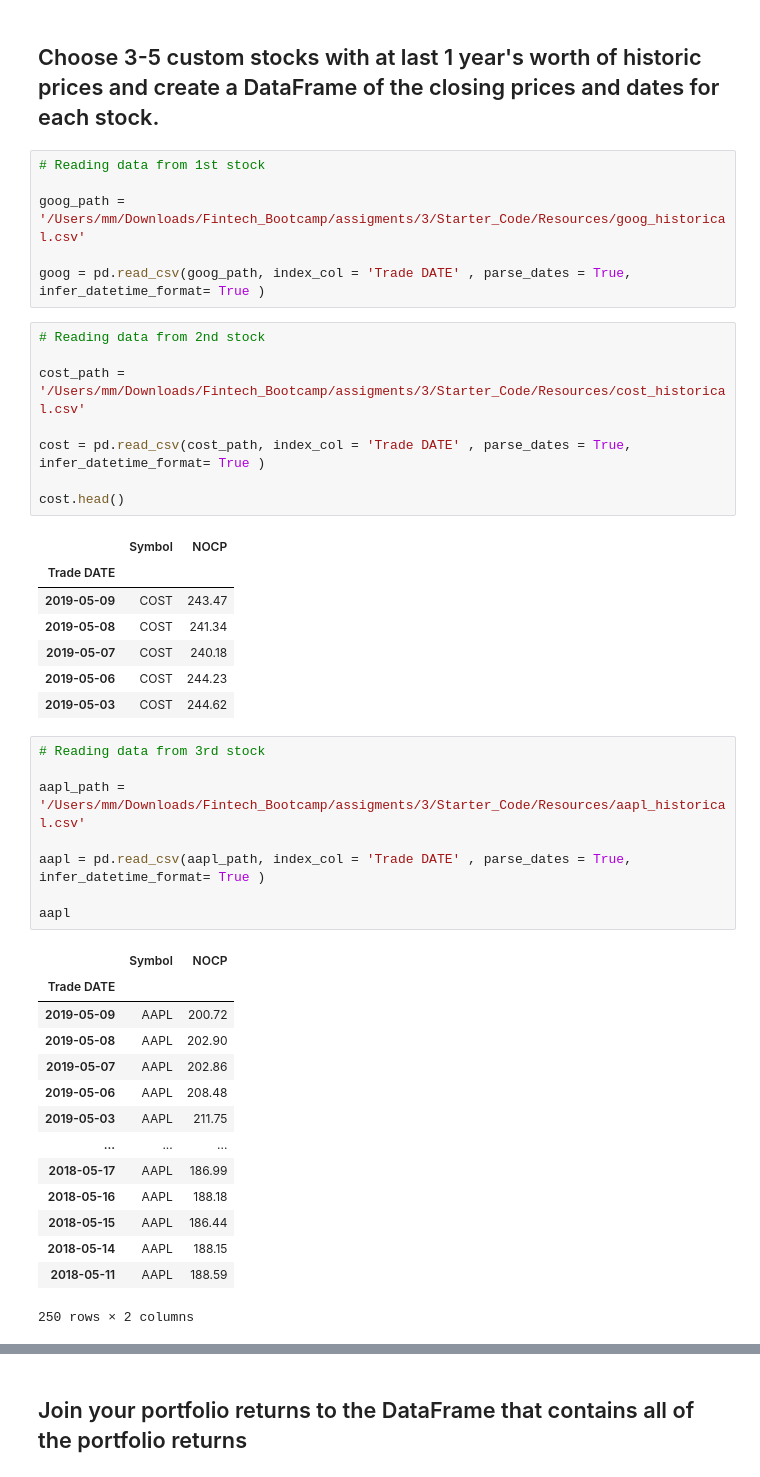
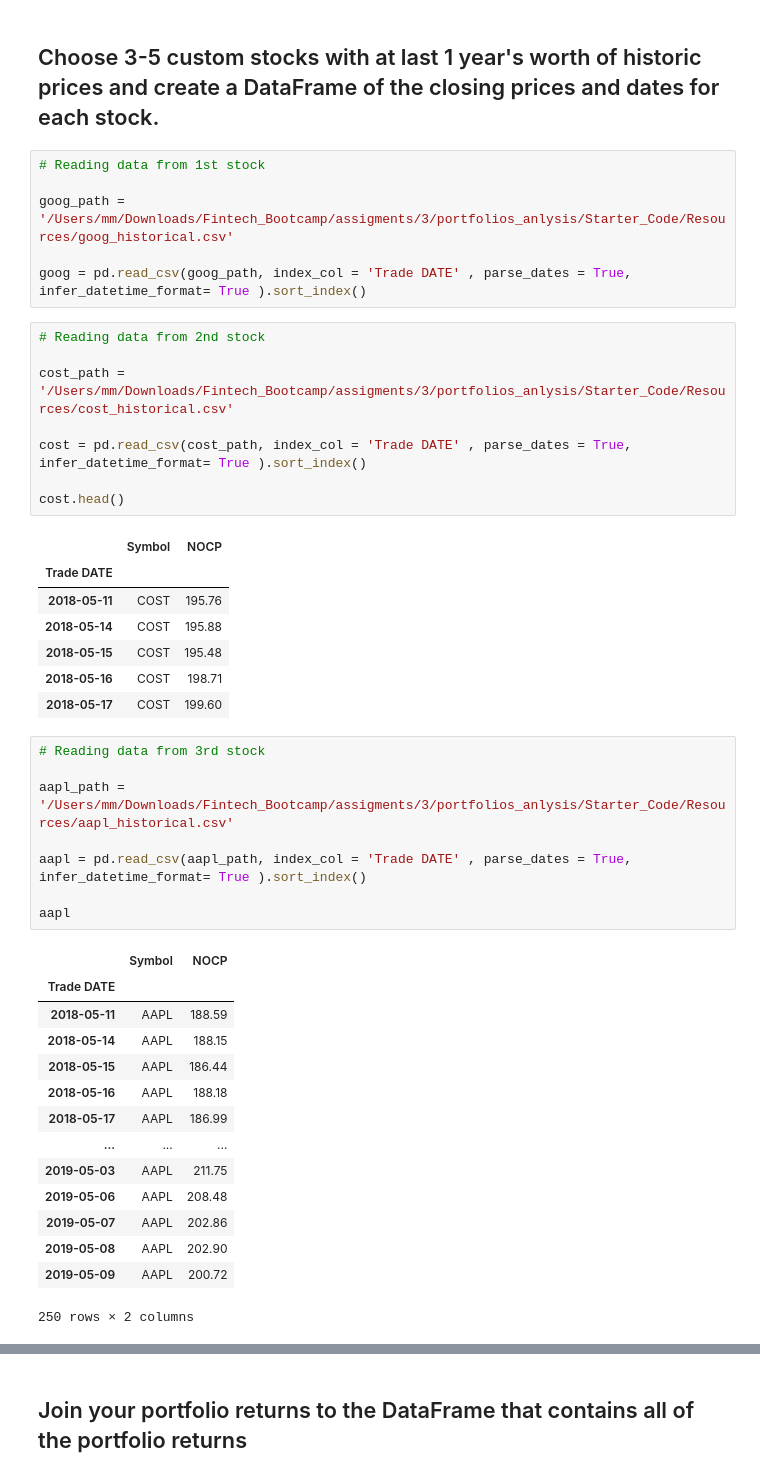
Before and after one commit to MiguelEMB/portfolios_anlysis, a Jupyter notebook: Starter_Code/whale_analysis.ipynb, the cells around one changed output, grey strips where cells are left out. Cells and saved outputs as stored; diff of their text form.

Commit message:
Adding the correct path for the files

```diff
--- a/Starter_Code/whale_analysis.ipynb
+++ b/Starter_Code/whale_analysis.ipynb
@@ -472,47 +472,47 @@ In this section, you will build your own portfolio of stocks, calculate the retu
 # %%
 # Reading data from 1st stock
 
-goog_path = '/Users/mm/Downloads/Fintech_Bootcamp/assigments/3/Starter_Code/Resources/goog_historical.csv'
+goog_path = '/Users/mm/Downloads/Fintech_Bootcamp/assigments/3/portfolios_anlysis/Starter_Code/Resources/goog_historical.csv'
 
-goog = pd.read_csv(goog_path, index_col = 'Trade DATE' , parse_dates = True, infer_datetime_format= True )
+goog = pd.read_csv(goog_path, index_col = 'Trade DATE' , parse_dates = True, infer_datetime_format= True ).sort_index()
 # %%
 # Reading data from 2nd stock
 
-cost_path = '/Users/mm/Downloads/Fintech_Bootcamp/assigments/3/Starter_Code/Resources/cost_historical.csv'
+cost_path = '/Users/mm/Downloads/Fintech_Bootcamp/assigments/3/portfolios_anlysis/Starter_Code/Resources/cost_historical.csv'
 
-cost = pd.read_csv(cost_path, index_col = 'Trade DATE' , parse_dates = True, infer_datetime_format= True )
+cost = pd.read_csv(cost_path, index_col = 'Trade DATE' , parse_dates = True, infer_datetime_format= True ).sort_index()
 
 cost.head()
 # %% [output]
 |  | Symbol | NOCP |
 | Trade DATE |  |  |
-| 2019-05-09 | COST | 243.47 |
-| 2019-05-08 | COST | 241.34 |
-| 2019-05-07 | COST | 240.18 |
-| 2019-05-06 | COST | 244.23 |
-| 2019-05-03 | COST | 244.62 |
+| 2018-05-11 | COST | 195.76 |
+| 2018-05-14 | COST | 195.88 |
+| 2018-05-15 | COST | 195.48 |
+| 2018-05-16 | COST | 198.71 |
+| 2018-05-17 | COST | 199.60 |
 # %%
 # Reading data from 3rd stock
 
-aapl_path = '/Users/mm/Downloads/Fintech_Bootcamp/assigments/3/Starter_Code/Resources/aapl_historical.csv'
+aapl_path = '/Users/mm/Downloads/Fintech_Bootcamp/assigments/3/portfolios_anlysis/Starter_Code/Resources/aapl_historical.csv'
 
-aapl = pd.read_csv(aapl_path, index_col = 'Trade DATE' , parse_dates = True, infer_datetime_format= True )
+aapl = pd.read_csv(aapl_path, index_col = 'Trade DATE' , parse_dates = True, infer_datetime_format= True ).sort_index()
 
 aapl
 # %% [output]
 |  | Symbol | NOCP |
 | Trade DATE |  |  |
+| 2018-05-11 | AAPL | 188.59 |
+| 2018-05-14 | AAPL | 188.15 |
+| 2018-05-15 | AAPL | 186.44 |
+| 2018-05-16 | AAPL | 188.18 |
+| 2018-05-17 | AAPL | 186.99 |
+| ... | ... | ... |
+| 2019-05-03 | AAPL | 211.75 |
+| 2019-05-06 | AAPL | 208.48 |
+| 2019-05-07 | AAPL | 202.86 |
+| 2019-05-08 | AAPL | 202.90 |
 | 2019-05-09 | AAPL | 200.72 |
-| 2019-05-08 | AAPL | 202.90 |
-| 2019-05-07 | AAPL | 202.86 |
-| 2019-05-06 | AAPL | 208.48 |
-| 2019-05-03 | AAPL | 211.75 |
-| ... | ... | ... |
-| 2018-05-17 | AAPL | 186.99 |
-| 2018-05-16 | AAPL | 188.18 |
-| 2018-05-15 | AAPL | 186.44 |
-| 2018-05-14 | AAPL | 188.15 |
-| 2018-05-11 | AAPL | 188.59 |
 250 rows × 2 columns
 # %%
 # Combine all stocks in a single DataFrame
```
Also changed, not shown: parts of 15 cells of this notebook, 1 other file.
